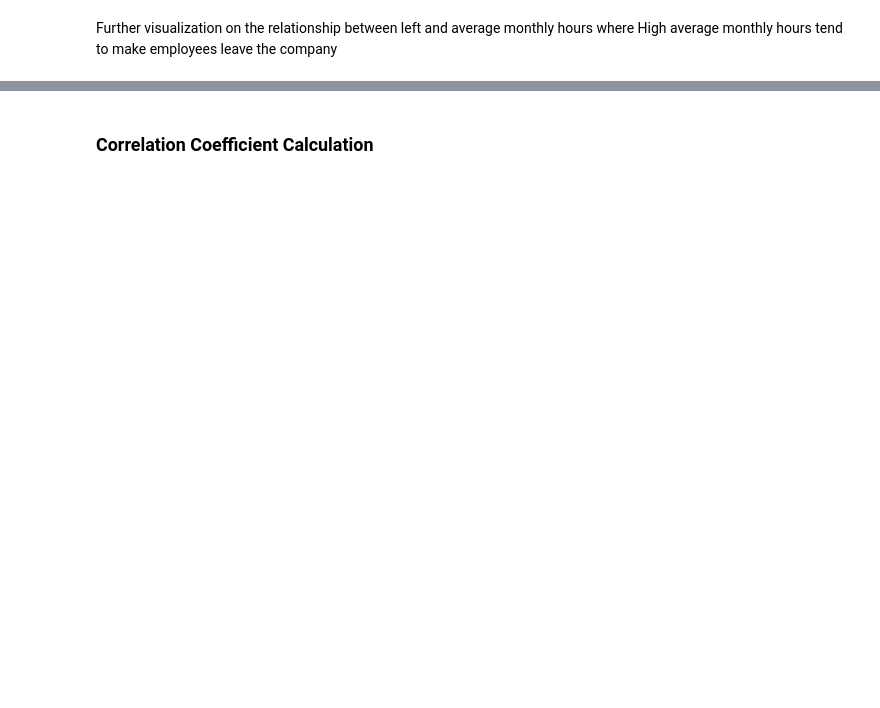
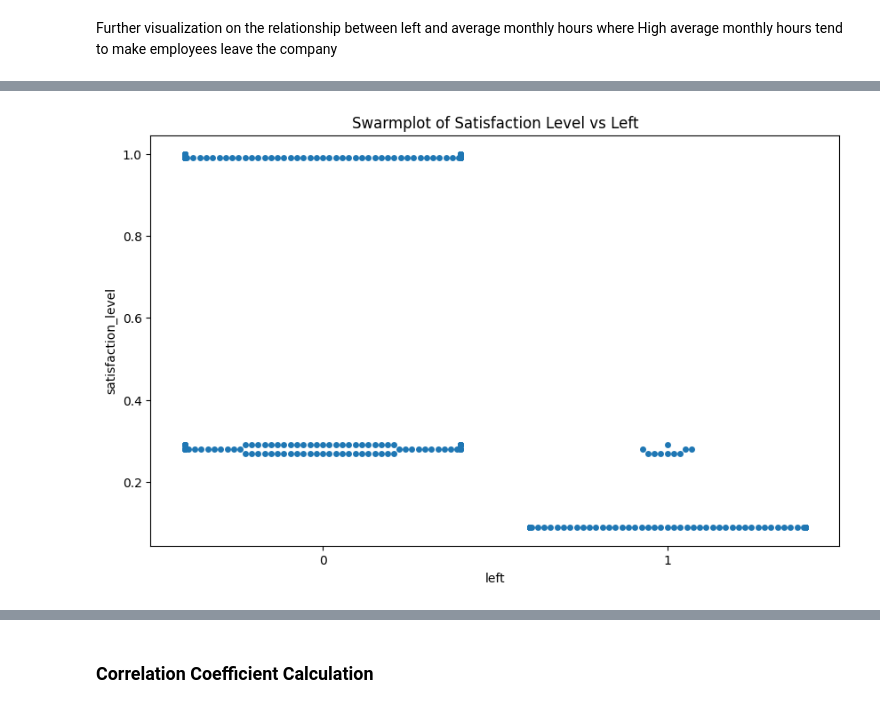
Before and after one commit to BigDataAnalytics-Group-B/comp3610-Project-Group-B, a Jupyter notebook: ProjectFiles/Notebooks/anomaly_detection.ipynb, the cells around one changed output, grey strips where cells are left out. Saved outputs shown, nothing was run; the diff lists cells and outputs as text; code cells hidden in the pictures; blank space fills up the shorter version.

```diff
--- a/ProjectFiles/Notebooks/anomaly_detection.ipynb
+++ b/ProjectFiles/Notebooks/anomaly_detection.ipynb
@@ -263,0 +378,7 @@ Further visualization on the relationship between left and average monthly hours
+# %%
+plt.figure(figsize=(10, 6))
+sns.swarmplot(x='left', y='satisfaction_level', data= final_satisfaction_anomaly)
+plt.title('Swarmplot of Satisfaction Level vs Left')
+plt.show()
+# %% [output]
+[figure, added]
```
Also changed, not shown: parts of 25 cells of this notebook.
